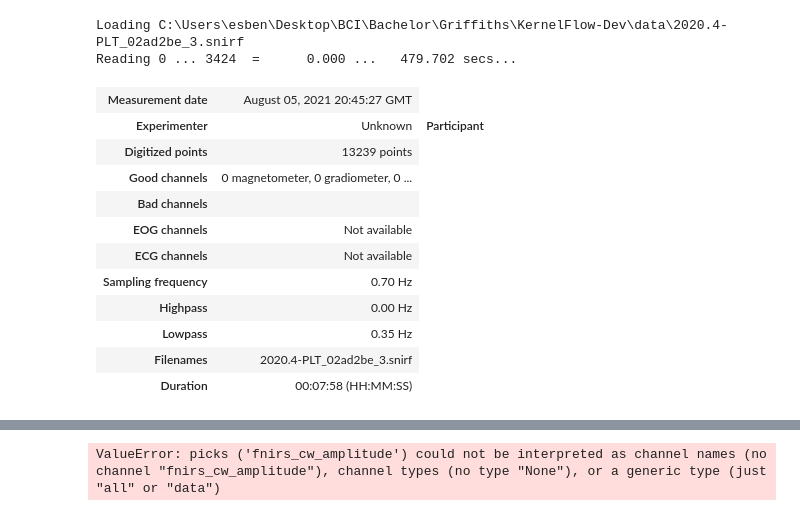
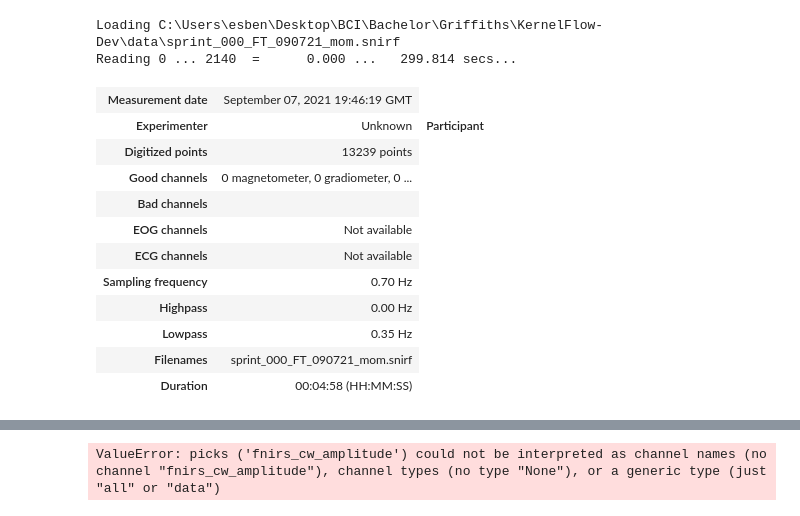
Before and after one commit to GriffithsLab/kernel-flow-tools, a Jupyter notebook: scratch/esbenkran.ipynb, the cells around one changed output, grey strips where cells are left out. Saved outputs shown, nothing was run; the diff lists cells and outputs as text; code cells hidden in the pictures.

```diff
--- a/scratch/esbenkran.ipynb
+++ b/scratch/esbenkran.ipynb
@@ -19,13 +19,13 @@ from mne_nirs.channels import (get_long_channels,
 
 from nilearn.plotting import plot_design_matrix
 # %%
-fnirs_raw_dir = "C:\\Users\\esben\\Desktop\\BCI\\Bachelor\\Griffiths\\KernelFlow-Dev\\data\\2020.4-PLT_02ad2be_3.snirf"
+fnirs_raw_dir = "C:\\Users\\esben\\Desktop\\BCI\\Bachelor\\Griffiths\\KernelFlow-Dev\\data\\sprint_000_FT_090721_mom.snirf"
 raw_intensity = read_raw_snirf(fnirs_raw_dir).load_data()
 raw_intensity.resample(0.7)
 # %% [output]
-Loading C:\Users\esben\Desktop\BCI\Bachelor\Griffiths\KernelFlow-Dev\data\2020.4-PLT_02ad2be_3.snirf
-Reading 0 ... 3424  =      0.000 ...   479.702 secs...
+Loading C:\Users\esben\Desktop\BCI\Bachelor\Griffiths\KernelFlow-Dev\data\sprint_000_FT_090721_mom.snirf
+Reading 0 ... 2140  =      0.000 ...   299.814 secs...
-| Measurement date | August 05, 2021 20:45:27 GMT |
+| Measurement date | September 07, 2021 19:46:19 GMT |
 | Experimenter | Unknown | Participant |
 | Digitized points | 13239 points |
 | Good channels | 0 magnetometer, 0 gradiometer, 0 ... |
@@ -35,5 +35,5 @@ Reading 0 ... 3424  =      0.000 ...   479.702 secs...
 | Sampling frequency | 0.70 Hz |
 | Highpass | 0.00 Hz |
 | Lowpass | 0.35 Hz |
-| Filenames | 2020.4-PLT_02ad2be_3.snirf |
-| Duration | 00:07:58 (HH:MM:SS) |
+| Filenames | sprint_000_FT_090721_mom.snirf |
+| Duration | 00:04:58 (HH:MM:SS) |
```
Also changed, not shown: parts of 4 cells of this notebook, 9 other files.
